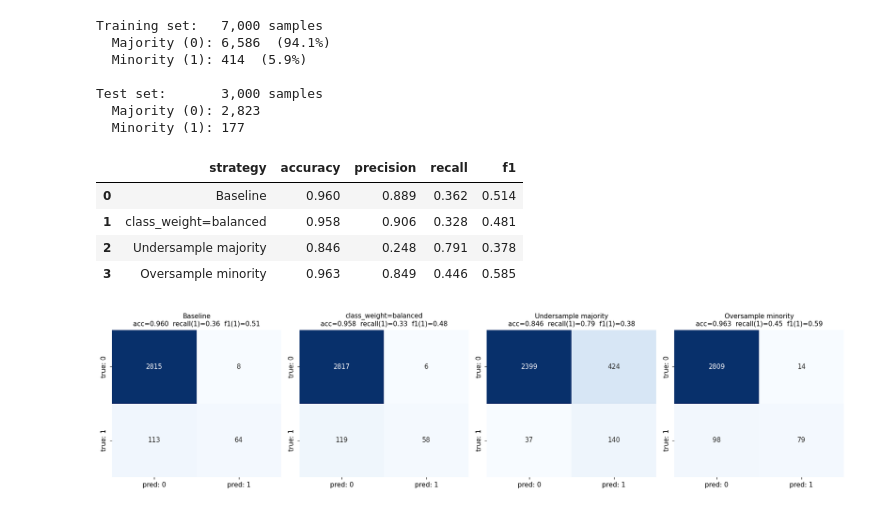
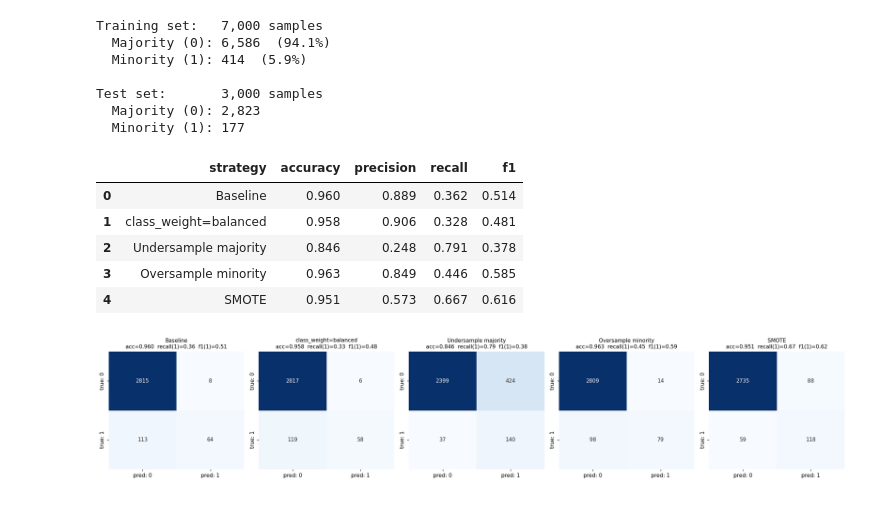
Before and after one commit to kinano/ml-scratch-pad, a Jupyter notebook: src/forests/02b_data_size_diversity_and_imbalance.ipynb, the cells around one changed output. Saved outputs shown, nothing was run; the diff lists cells and outputs as text; code cells hidden in the pictures.

```diff
--- a/src/forests/02b_data_size_diversity_and_imbalance.ipynb
+++ b/src/forests/02b_data_size_diversity_and_imbalance.ipynb
@@ -756,6 +761,25 @@ results.append(evaluate(
     X_tr_over, y_tr_over, X_te_i, y_te_i,
 ))
 
+# --- Strategy 5: SMOTE (Synthetic Minority Over-sampling TEchnique). ---
+#
+# For each minority sample, find its k=5 nearest minority neighbors, then
+# create new synthetic minority points somewhere on the line segments
+# between it and those neighbors. Result: the minority region of feature
+# space gets filled with plausible new points instead of exact duplicates.
+#
+# CRITICAL: fit_resample is applied ONLY to the training data. Applying
+# SMOTE before train_test_split would be data leakage — synthetic points
+# interpolated from test-set neighbors would poison the test set.
+smote = SMOTE(random_state=RNG_SEED, k_neighbors=5)
+X_tr_smote, y_tr_smote = smote.fit_resample(X_tr_i, y_tr_i)
+
+results.append(evaluate(
+    'SMOTE',
+    RandomForestClassifier(n_estimators=100, random_state=RNG_SEED),
+    X_tr_smote, y_tr_smote, X_te_i, y_te_i,
+))
+
 # Summary table — drop 'confusion' and 'y_pred' so the DataFrame is readable.
 summary = pd.DataFrame([{k: v for k, v in r.items() if k not in ('confusion', 'y_pred')} for r in results])
 summary.round(3)
@@ -765,43 +789,47 @@ summary.round(3)
 | 1 | class_weight=balanced | 0.958 | 0.906 | 0.328 | 0.481 |
 | 2 | Undersample majority | 0.846 | 0.248 | 0.791 | 0.378 |
 | 3 | Oversample minority | 0.963 | 0.849 | 0.446 | 0.585 |
+| 4 | SMOTE | 0.951 | 0.573 | 0.667 | 0.616 |
 # %%
 # Plot confusion matrices side-by-side so the accuracy paradox becomes visible.
 #
 # A confusion matrix is a 2x2 grid (for binary classification) that breaks
 # predictions into four buckets:
 #
 #                  predicted 0   predicted 1
 #      actual 0        TN            FP      ← class 0 misclassified as 1 = false alarm
 #      actual 1        FN            TP      ← class 1 misclassified as 0 = missed detection
 #
 # For imbalanced data, the BOTTOM ROW is the whole story. If the model misses
 # most of the minority class (big FN, small TP), it doesn't matter how high
 # the overall accuracy is — the model is useless for the thing you care about.
 
-fig, axes = plt.subplots(1, 4, figsize=(16, 4), dpi=110)
+fig, axes = plt.subplots(1, 5, figsize=(20, 4), dpi=110)
 
 for ax, r in zip(axes, results):
     cm = r['confusion']
     # annot=True writes the counts inside each cell.
     # fmt='d' → integer formatting (no scientific notation for big numbers).
     # cbar=False → skip the colorbar; we've got 4 panels and the numbers matter more than the shade.
     sns.heatmap(cm, annot=True, fmt='d', cmap='Blues', cbar=False,
                 xticklabels=['pred: 0', 'pred: 1'],
                 yticklabels=['true: 0', 'true: 1'], ax=ax)
     ax.set_title(f"{r['strategy']}\nacc={r['accuracy']:.3f}  recall(1)={r['recall']:.2f}  f1(1)={r['f1']:.2f}",
                  fontsize=10)
 
 plt.tight_layout()
 plt.show()
 
 # What to look for when you read these:
-#   - Baseline:          huge TN, huge FN, tiny TP → accuracy high, recall low.
+#   - Baseline:          huge TN, huge FN, tiny TP → accuracy high, recall low. The trap.
 #   - class_weight:      recall jumps; some TN gets reclassified as FP (false alarms ↑).
 #   - Undersample:       similar direction to class_weight; variance higher because we threw away data.
-#   - Oversample:        similar direction, usually solid TP count, watch for overfit signals elsewhere.
+#   - Oversample:        similar direction, usually solid TP count, but risk of overfitting on duplicated rows.
+#   - SMOTE:             usually the cleanest result — strong recall, fewer FPs than random oversampling,
+#                        because the synthetic points carve out a REGION of feature space for the minority
+#                        instead of the model memorizing the same few real points over and over.
 # %% [output]
-[figure, old version]
+[figure, new version]
 # %% [markdown]
 ### What to Look For
 
```
Also changed, not shown: parts of 5 cells of this notebook, 2 other files.
